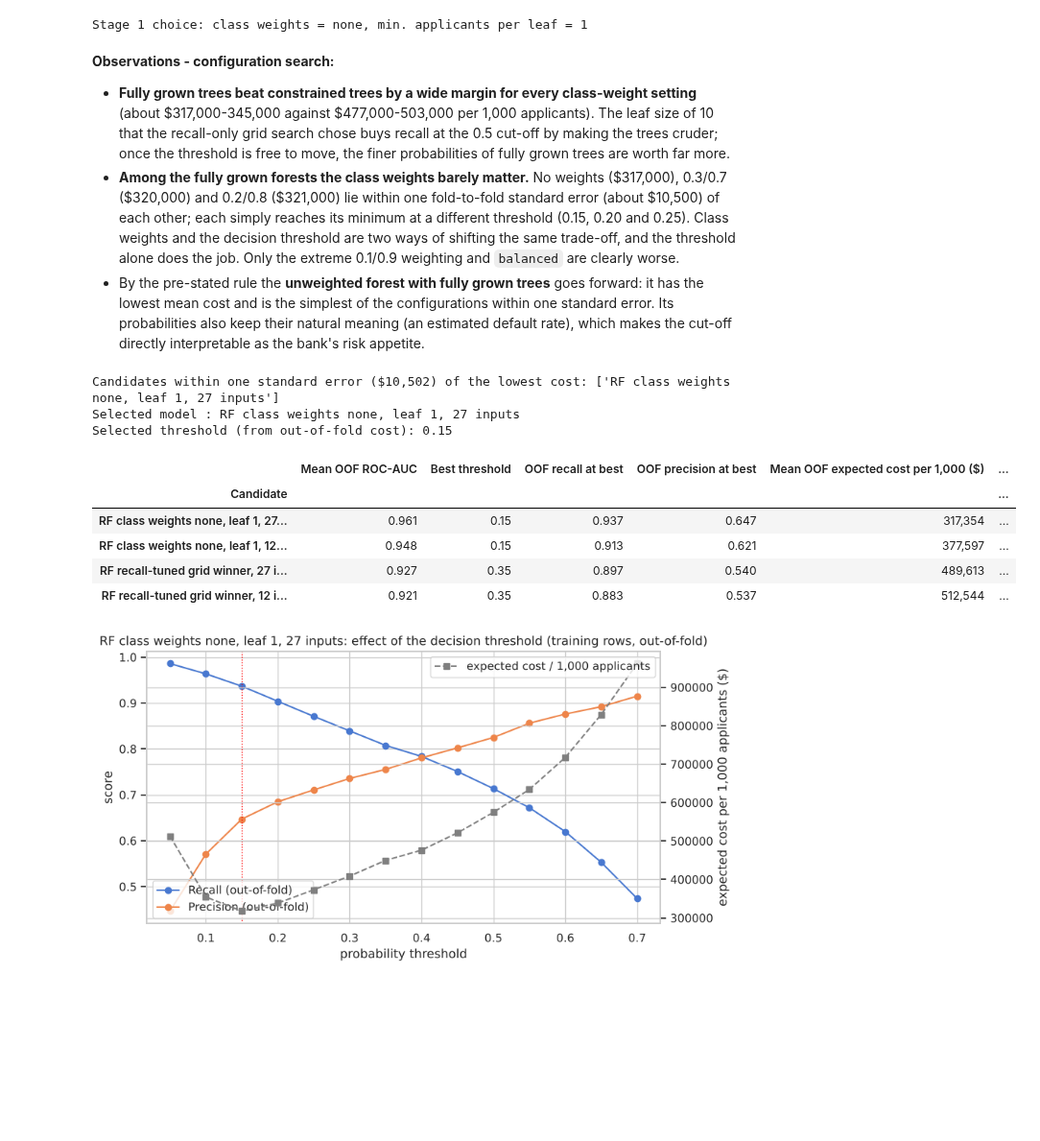
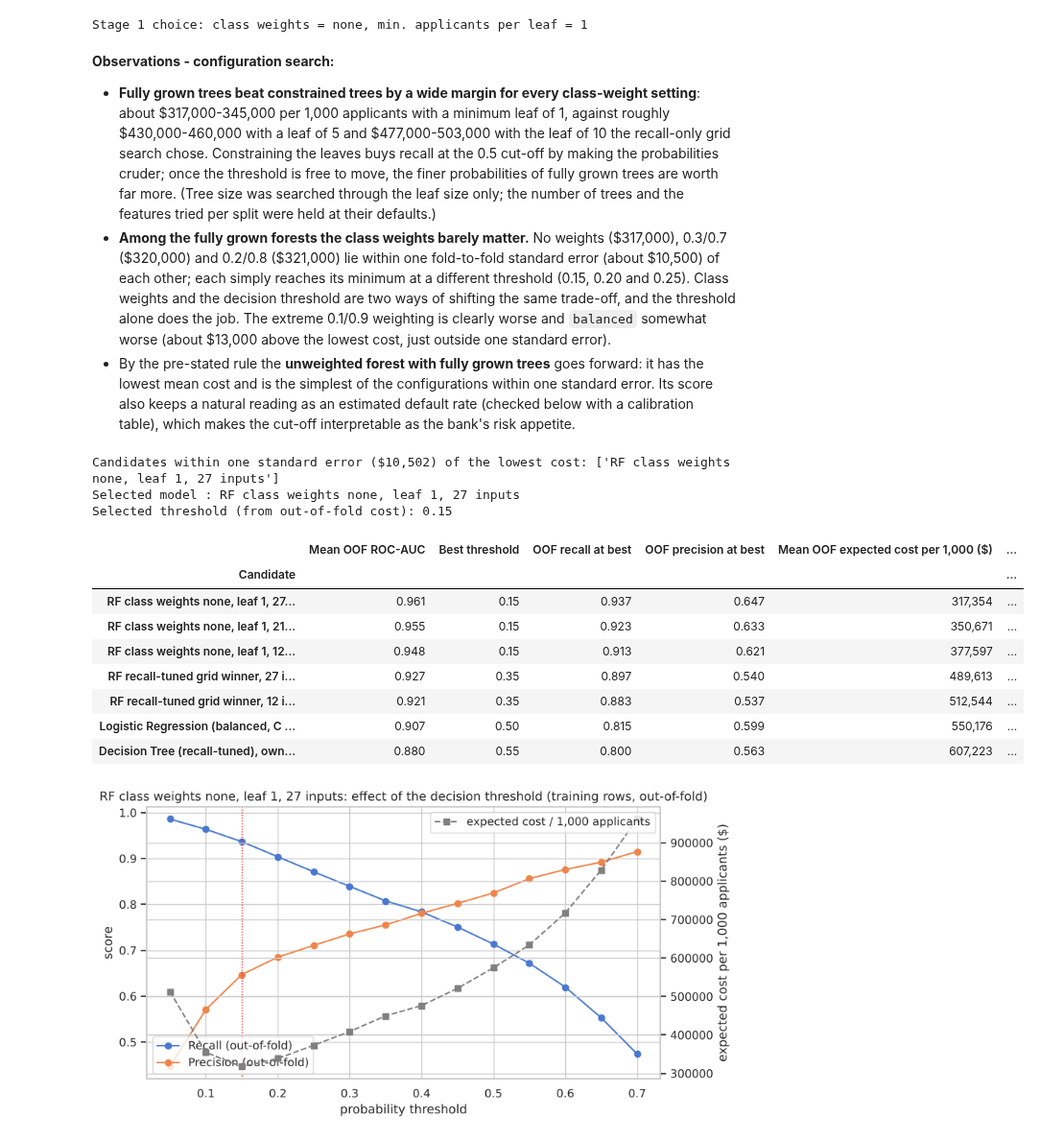
Before and after one commit to shubham1891/Personal-code, a Jupyter notebook: notebooks/Loan_Default_Prediction_Capstone.ipynb, the cells around one changed output. Shown at 96% size. Cells and saved outputs as stored; diff of their text form; code cells hidden in the pictures; blank space fills up the shorter version.

```diff
--- a/notebooks/Loan_Default_Prediction_Capstone.ipynb
+++ b/notebooks/Loan_Default_Prediction_Capstone.ipynb
@@ -1731,17 +1731,18 @@ def cost_table(y_true, proba, thresholds=THRESHOLDS):
                      "expected_cost_per_1000_$": 1000 * (fn * COST_FN + fp * COST_FP) / n})
     return pd.DataFrame(rows)
 
-def oof_evaluate(model, cols):
-    '''Repeated 5-fold out-of-fold evaluation of one candidate on the training rows.
-    Returns the per-repeat OOF probabilities, the threshold table averaged over the repeats, its best row,
-    the mean OOF ROC-AUC and the fold-to-fold standard deviation of the cost at the best threshold.'''
+def oof_evaluate(model, cols, X=None):
+    '''Repeated 5-fold out-of-fold evaluation of one candidate on the training rows (X defaults to the tree data X_train;
+    the linear model passes its own capped and scaled frame). Returns the per-repeat OOF probabilities, the threshold
+    table averaged over the repeats, its best row, the mean OOF ROC-AUC and the fold-to-fold SD of the cost at the best threshold.'''
+    X = X_train if X is None else X
     probas, tables, fold_costs = [], [], {}
     for seed in CV_REPEATS:
         cv = StratifiedKFold(n_splits=5, shuffle=True, random_state=seed)
-        p = cross_val_predict(model, X_train[cols], y_train, cv=cv, method="predict_proba")[:, 1]
+        p = cross_val_predict(model, X[cols], y_train, cv=cv, method="predict_proba")[:, 1]
         probas.append(p)
         tables.append(cost_table(y_train, p))
-        for _, val in cv.split(X_train[cols], y_train):
+        for _, val in cv.split(X[cols], y_train):
             fold_tbl = cost_table(y_train.iloc[val], p[val])
             for t, c in zip(fold_tbl["threshold"], fold_tbl["expected_cost_per_1000_$"]):
                 fold_costs.setdefault(t, []).append(c)
@@ -1761,7 +1762,7 @@ SELECTION_FORMAT = {"Mean OOF ROC-AUC": "{:.3f}", "Best threshold": "{:.2f}", "O
 
 # Stage 1: class weights x minimum leaf size (200 trees, all 27 inputs)
 weight_options = {"none": None, "balanced": "balanced", "0.3/0.7": {0: 0.3, 1: 0.7}, "0.2/0.8": {0: 0.2, 1: 0.8}, "0.1/0.9": {0: 0.1, 1: 0.9}}
-leaf_options = [1, 10]           # 1 = fully grown trees (the default); 10 = the leaf size the recall-only grid search chose
+leaf_options = [1, 5, 10]        # 1 = fully grown trees (the default); 5 and 10 = the constrained settings in the recall-only grid (10 was its choice)
 stage1 = {}
 for w_name, w in weight_options.items():
     for leaf in leaf_options:
@@ -1806,48 +1812,64 @@ Configurations within one standard error of the lowest cost:
 Stage 1 choice: class weights = none, min. applicants per leaf = 1
 # %% [markdown]
 **Observations - configuration search:**
-- **Fully grown trees beat constrained trees by a wide margin for every class-weight setting** (about \$317,000-345,000 against \$477,000-503,000 per 1,000 applicants). The leaf size of 10 that the recall-only grid search chose buys recall at the 0.5 cut-off by making the trees cruder; once the threshold is free to move, the finer probabilities of fully grown trees are worth far more.
-- **Among the fully grown forests the class weights barely matter.** No weights (\$317,000), 0.3/0.7 (\$320,000) and 0.2/0.8 (\$321,000) lie within one fold-to-fold standard error (about \$10,500) of each other; each simply reaches its minimum at a different threshold (0.15, 0.20 and 0.25). Class weights and the decision threshold are two ways of shifting the same trade-off, and the threshold alone does the job. Only the extreme 0.1/0.9 weighting and `balanced` are clearly worse.
-- By the pre-stated rule the **unweighted forest with fully grown trees** goes forward: it has the lowest mean cost and is the simplest of the configurations within one standard error. Its probabilities also keep their natural meaning (an estimated default rate), which makes the cut-off directly interpretable as the bank's risk appetite.
+- **Fully grown trees beat constrained trees by a wide margin for every class-weight setting**: about \$317,000-345,000 per 1,000 applicants with a minimum leaf of 1, against roughly \$430,000-460,000 with a leaf of 5 and \$477,000-503,000 with the leaf of 10 the recall-only grid search chose. Constraining the leaves buys recall at the 0.5 cut-off by making the probabilities cruder; once the threshold is free to move, the finer probabilities of fully grown trees are worth far more. (Tree size was searched through the leaf size only; the number of trees and the features tried per split were held at their defaults.)
+- **Among the fully grown forests the class weights barely matter.** No weights (\$317,000), 0.3/0.7 (\$320,000) and 0.2/0.8 (\$321,000) lie within one fold-to-fold standard error (about \$10,500) of each other; each simply reaches its minimum at a different threshold (0.15, 0.20 and 0.25). Class weights and the decision threshold are two ways of shifting the same trade-off, and the threshold alone does the job. The extreme 0.1/0.9 weighting is clearly worse and `balanced` somewhat worse (about \$13,000 above the lowest cost, just outside one standard error).
+- By the pre-stated rule the **unweighted forest with fully grown trees** goes forward: it has the lowest mean cost and is the simplest of the configurations within one standard error. Its score also keeps a natural reading as an estimated default rate (checked below with a calibration table), which makes the cut-off interpretable as the bank's risk appetite.
 # %%
-# Stage 2: the chosen configuration against the recall-tuned grid winner, each on all 27 inputs and on the 12-feature set
+# Stage 2: the chosen configuration against the recall-tuned grid winner, on all 27 inputs and on the 12-feature set,
+# plus the chosen configuration without any occupation information (the fair-lending fallback)
 def chosen_forest():
     return RandomForestClassifier(n_estimators=200, class_weight=weight_options[best_weights], min_samples_leaf=best_leaf,
                                   random_state=RANDOM_STATE, n_jobs=-1)
 
+no_occupation = [c for c in X_train.columns if not c.startswith("JOB_")]   # fair-lending fallback: no occupation information at all (21 inputs)
 candidates = {
     f"RF class weights {best_weights}, leaf {best_leaf}, 27 inputs": (chosen_forest(), list(X_train.columns)),
+    f"RF class weights {best_weights}, leaf {best_leaf}, 21 inputs (no occupation)": (chosen_forest(), no_occupation),
     f"RF class weights {best_weights}, leaf {best_leaf}, 12 inputs": (chosen_forest(), keep),
     "RF recall-tuned grid winner, 27 inputs": (RandomForestClassifier(**rf_search.best_params_, random_state=RANDOM_STATE, n_jobs=-1), list(X_train.columns)),
     "RF recall-tuned grid winner, 12 inputs": (RandomForestClassifier(**rf_search.best_params_, random_state=RANDOM_STATE, n_jobs=-1), keep),
 }
+# The other techniques at their own cost-minimising thresholds, so that the comparison on the chosen yardstick is complete
+# (the logistic regression is evaluated on its own capped and scaled data version)
+from sklearn.base import clone
+other_techniques = {
+    "Logistic Regression (balanced, C tuned), own threshold": (clone(lr_bal), list(X_train_lr_s.columns), X_train_lr_s),
+    "Decision Tree (recall-tuned), own threshold": (clone(dt_tuned), list(X_train.columns), X_train),
+}
 oof = {}
 for name, (model, cols) in candidates.items():
     oof[name] = stage1[(best_weights, best_leaf)] if name.endswith(f"leaf {best_leaf}, 27 inputs") else oof_evaluate(model, cols)
+for name, (model, cols, frame) in other_techniques.items():
+    oof[name] = oof_evaluate(model, cols, X=frame)
 selection = pd.DataFrame({name: summary_row(res) for name, res in oof.items()}).T
 selection.index.name = "Candidate"
-selection["Inputs"] = [len(cols) for _, cols in candidates.values()]
+selection["Inputs"] = [len(cols) for _, cols in candidates.values()] + [len(c[1]) for c in other_techniques.values()]
 
 lowest = selection[COST_COL].min()
 one_se = selection.loc[selection[COST_COL].idxmin(), "Fold-to-fold SD of cost ($)"] / np.sqrt(5 * len(CV_REPEATS))
 within = selection[selection[COST_COL] <= lowest + one_se]
 winner = within.sort_values(["Inputs", COST_COL]).index[0]      # simplest (fewest inputs) among those within one standard error
 FINAL_THRESHOLD = float(selection.loc[winner, "Best threshold"])
+assert winner in candidates, "the cells that follow score the winner on the untreated tree data; a linear winner would need its own data version"
 final_model, final_cols = candidates[winner]
 print(f"Candidates within one standard error (${one_se:,.0f}) of the lowest cost: {list(within.index)}")
 print(f"Selected model : {winner}")
 print(f"Selected threshold (from out-of-fold cost): {FINAL_THRESHOLD:.2f}")
 selection.style.format(SELECTION_FORMAT).highlight_min(subset=[COST_COL], color="#c6efce")
 # %% [output]
 Candidates within one standard error ($10,502) of the lowest cost: ['RF class weights none, leaf 1, 27 inputs']
 Selected model : RF class weights none, leaf 1, 27 inputs
 Selected threshold (from out-of-fold cost): 0.15
 |  | Mean OOF ROC-AUC | Best threshold | OOF recall at best | OOF precision at best | Mean OOF expected cost per 1,000 ($) | ... |
 | Candidate |  |  |  |  |  | ... |
 | RF class weights none, leaf 1, 27... | 0.961 | 0.15 | 0.937 | 0.647 | 317,354 | ... |
+| RF class weights none, leaf 1, 21... | 0.955 | 0.15 | 0.923 | 0.633 | 350,671 | ... |
 | RF class weights none, leaf 1, 12... | 0.948 | 0.15 | 0.913 | 0.621 | 377,597 | ... |
 | RF recall-tuned grid winner, 27 i... | 0.927 | 0.35 | 0.897 | 0.540 | 489,613 | ... |
 | RF recall-tuned grid winner, 12 i... | 0.921 | 0.35 | 0.883 | 0.537 | 512,544 | ... |
+| Logistic Regression (balanced, C ... | 0.907 | 0.50 | 0.815 | 0.599 | 550,176 | ... |
+| Decision Tree (recall-tuned), own... | 0.880 | 0.55 | 0.800 | 0.563 | 607,223 | ... |
 # %%
 # Out-of-fold cost curve of the winner (mean over the three repeated 5-fold splits)
 tbl = oof[winner]["table"]
```
Also changed, not shown: parts of 25 cells of this notebook, 18 other files.
